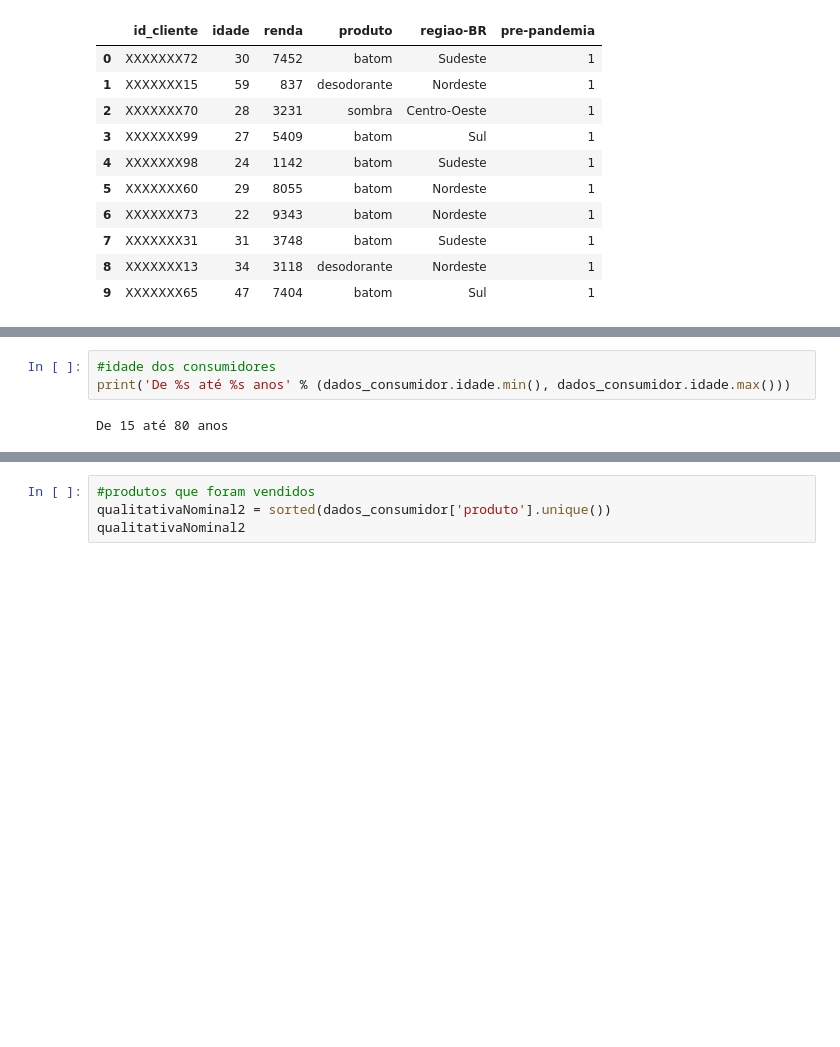
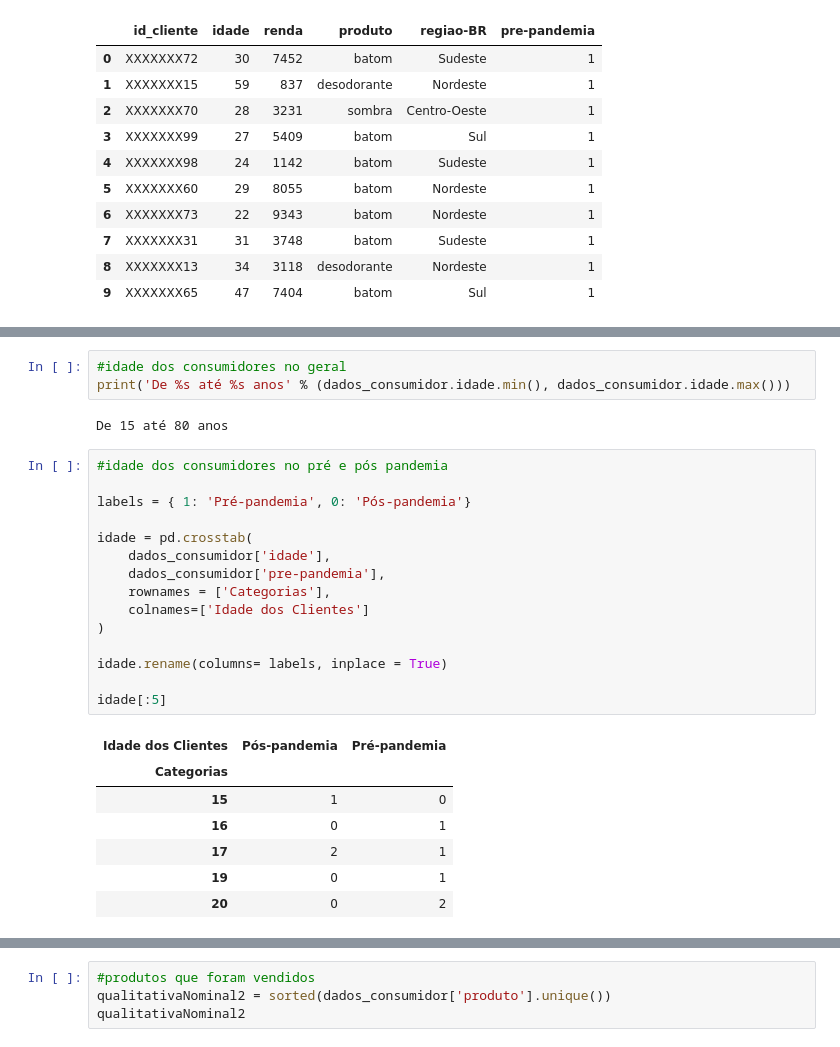
Before and after one commit to NahLima/python-para-analise-dados, a Jupyter notebook: Estatistica/Challenge-02.ipynb, the cells around one changed output, grey strips where cells are left out. Cells and saved outputs as stored; diff of their text form; blank space fills up the shorter version.

```diff
--- a/Estatistica/Challenge-02.ipynb
+++ b/Estatistica/Challenge-02.ipynb
@@ -53,7 +54,30 @@ dados.shape
 # %% [output]
 (203, 6)
 # %%
-#idade dos consumidores
+#idade dos consumidores no geral
 print('De %s até %s anos' % (dados_consumidor.idade.min(), dados_consumidor.idade.max()))
 # %% [output]
 De 15 até 80 anos
+# %%
+#idade dos consumidores no pré e pós pandemia
+
+labels = { 1: 'Pré-pandemia', 0: 'Pós-pandemia'}
+
+idade = pd.crosstab(
+    dados_consumidor['idade'],
+    dados_consumidor['pre-pandemia'],
+    rownames = ['Categorias'],
+    colnames=['Idade dos Clientes']
+)
+
+idade.rename(columns= labels, inplace = True)
+
+idade[:5]
+# %% [output]
+| Idade dos Clientes | Pós-pandemia | Pré-pandemia |
+| Categorias |  |  |
+| 15 | 1 | 0 |
+| 16 | 0 | 1 |
+| 17 | 2 | 1 |
+| 19 | 0 | 1 |
+| 20 | 0 | 2 |
```
Also changed, not shown: parts of 17 cells of this notebook.
